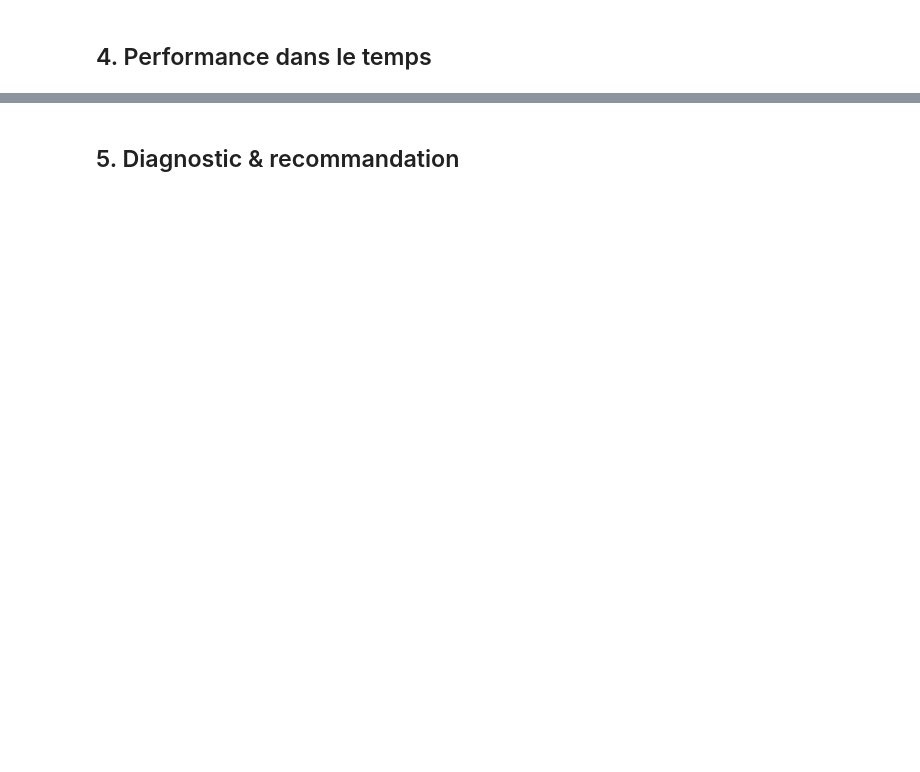
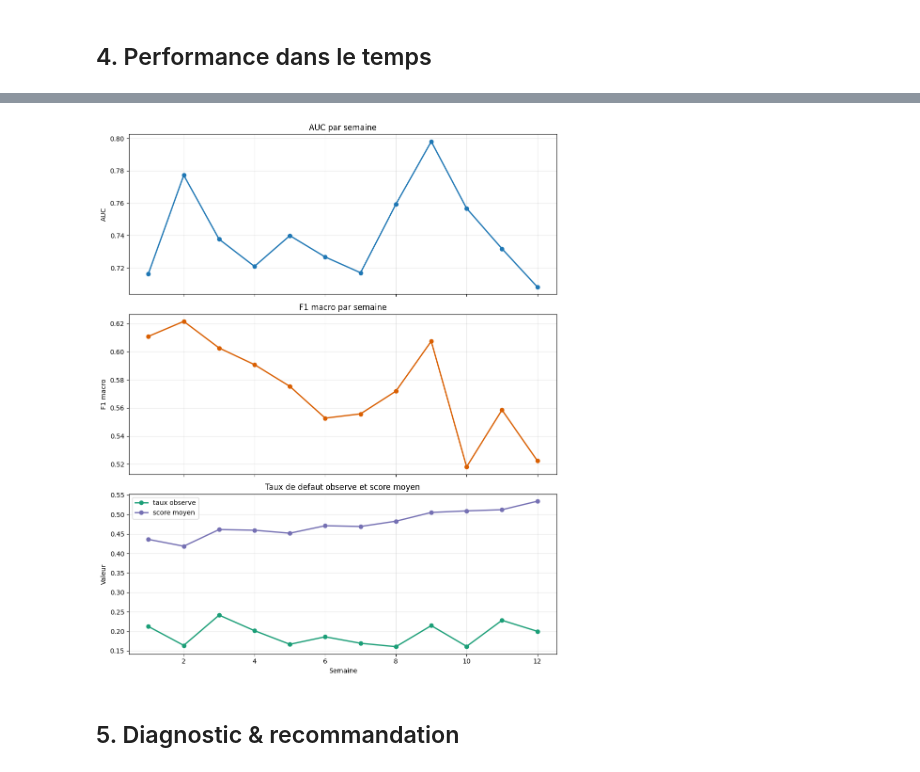
Before and after one commit to ddedomeni-j/M6-B1-pyrenex-drift-Romain-JulienD, a Jupyter notebook: notebooks/M6-B1_pyrenex-drift-Romain-JulienD.ipynb, the cells around one changed output, grey strips where cells are left out. Saved outputs shown, nothing was run; the diff lists cells and outputs as text; code cells hidden in the pictures; blank space fills up the shorter version.

```diff
--- a/notebooks/M6-B1_pyrenex-drift-Romain-JulienD.ipynb
+++ b/notebooks/M6-B1_pyrenex-drift-Romain-JulienD.ipynb
@@ -502,3 +608,28 @@ Deux autres signaux doivent être surveillés : `revol_util` est suspect (`PSI =
+# %%
+fig, axes = plt.subplots(3, 1, figsize=(10, 12), sharex=True)
+
+axes[0].plot(weekly_perf["week_index"], weekly_perf["auc"], marker="o", linewidth=2)
+axes[0].set_title("AUC par semaine")
+axes[0].set_ylabel("AUC")
+axes[0].grid(True, alpha=0.3)
+
+axes[1].plot(weekly_perf["week_index"], weekly_perf["f1"], marker="o", linewidth=2, color="#d95f02")
+axes[1].set_title("F1 macro par semaine")
+axes[1].set_ylabel("F1 macro")
+axes[1].grid(True, alpha=0.3)
+
+axes[2].plot(weekly_perf["week_index"], weekly_perf["default_rate"], marker="o", linewidth=2, color="#1b9e77", label="taux observe")
+axes[2].plot(weekly_perf["week_index"], weekly_perf["mean_score"], marker="o", linewidth=2, color="#7570b3", label="score moyen")
+axes[2].set_title("Taux de defaut observe et score moyen")
+axes[2].set_xlabel("Semaine")
+axes[2].set_ylabel("Valeur")
+axes[2].legend()
+axes[2].grid(True, alpha=0.3)
+
+plt.tight_layout()
+plt.show()
+# %% [output]
+[figure, added]
 # %% [markdown]
 ## 5. Diagnostic & recommandation
 # %%
```
Also changed, not shown: parts of 7 cells of this notebook, 1 other file.
